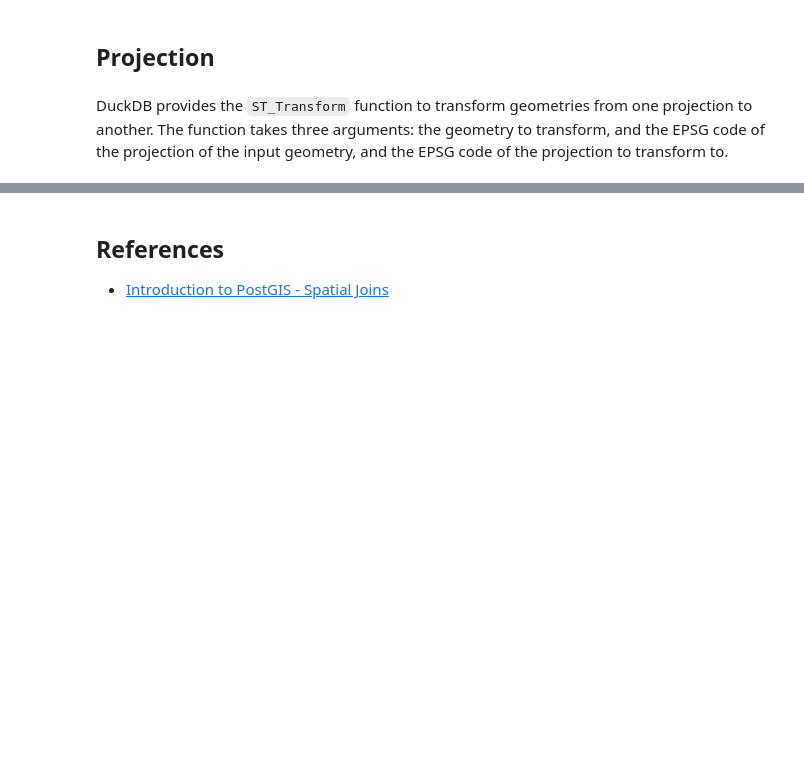
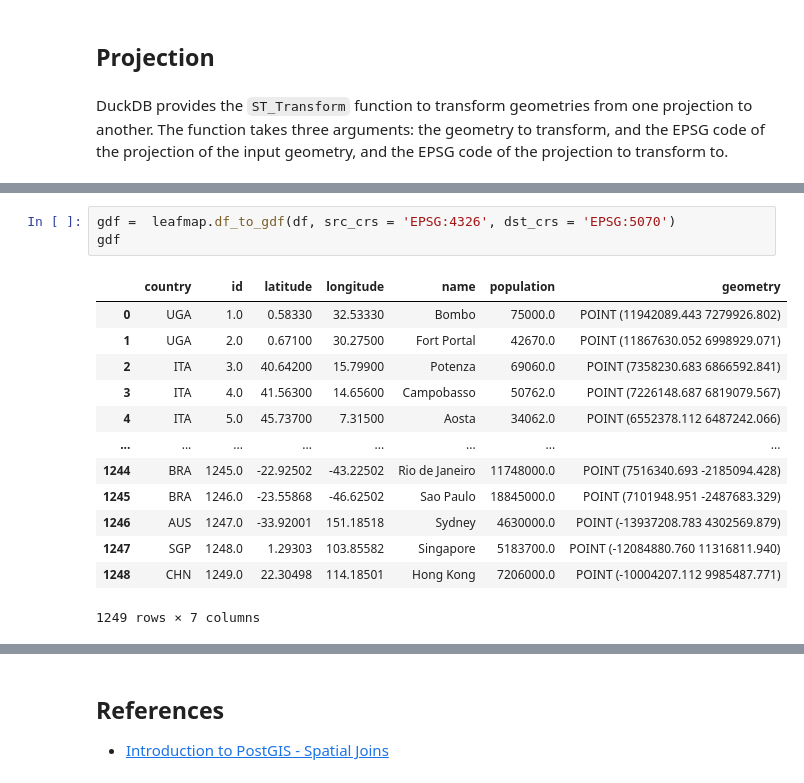
Before and after one commit to VRConservation/geog-414, a Jupyter notebook: book/duckdb/09_spatial_joins.ipynb, the cells around one changed output, grey strips where cells are left out. Saved outputs shown, nothing was run; the diff lists cells and outputs as text; blank space fills up the shorter version.

```diff
--- a/book/duckdb/09_spatial_joins.ipynb
+++ b/book/duckdb/09_spatial_joins.ipynb
@@ -172,3 +460,20 @@ SELECT * EXCLUDE geometry, ST_Transform(ST_GeomFromWKB(geometry), 'EPSG:4326', '
+# %%
+gdf =  leafmap.df_to_gdf(df, src_crs = 'EPSG:4326', dst_crs = 'EPSG:5070')
+gdf
+# %% [output]
+|  | country | id | latitude | longitude | name | population | geometry |
+| 0 | UGA | 1.0 | 0.58330 | 32.53330 | Bombo | 75000.0 | POINT (11942089.443 7279926.802) |
+| 1 | UGA | 2.0 | 0.67100 | 30.27500 | Fort Portal | 42670.0 | POINT (11867630.052 6998929.071) |
+| 2 | ITA | 3.0 | 40.64200 | 15.79900 | Potenza | 69060.0 | POINT (7358230.683 6866592.841) |
+| 3 | ITA | 4.0 | 41.56300 | 14.65600 | Campobasso | 50762.0 | POINT (7226148.687 6819079.567) |
+| 4 | ITA | 5.0 | 45.73700 | 7.31500 | Aosta | 34062.0 | POINT (6552378.112 6487242.066) |
+| ... | ... | ... | ... | ... | ... | ... | ... |
+| 1244 | BRA | 1245.0 | -22.92502 | -43.22502 | Rio de Janeiro | 11748000.0 | POINT (7516340.693 -2185094.428) |
+| 1245 | BRA | 1246.0 | -23.55868 | -46.62502 | Sao Paulo | 18845000.0 | POINT (7101948.951 -2487683.329) |
+| 1246 | AUS | 1247.0 | -33.92001 | 151.18518 | Sydney | 4630000.0 | POINT (-13937208.783 4302569.879) |
+| 1247 | SGP | 1248.0 | 1.29303 | 103.85582 | Singapore | 5183700.0 | POINT (-12084880.760 11316811.940) |
+| 1248 | CHN | 1249.0 | 22.30498 | 114.18501 | Hong Kong | 7206000.0 | POINT (-10004207.112 9985487.771) |
+1249 rows × 7 columns
 # %% [markdown]
 ## Function List
 
```
Also changed, not shown: parts of 21 cells of this notebook, 2 other files.
